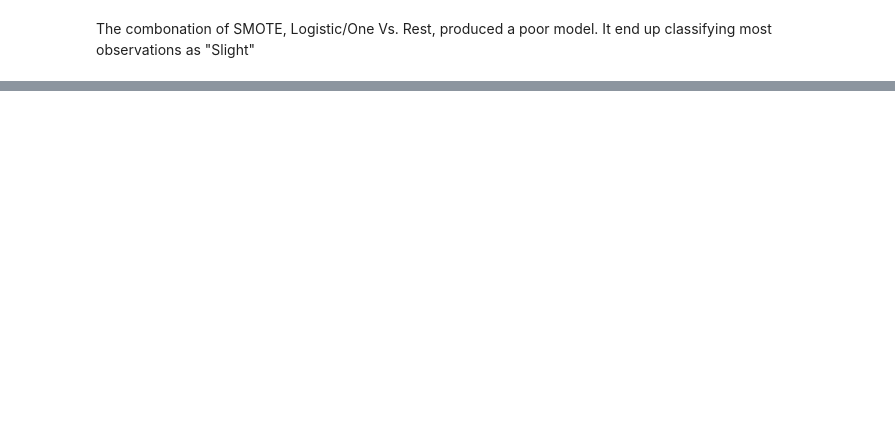
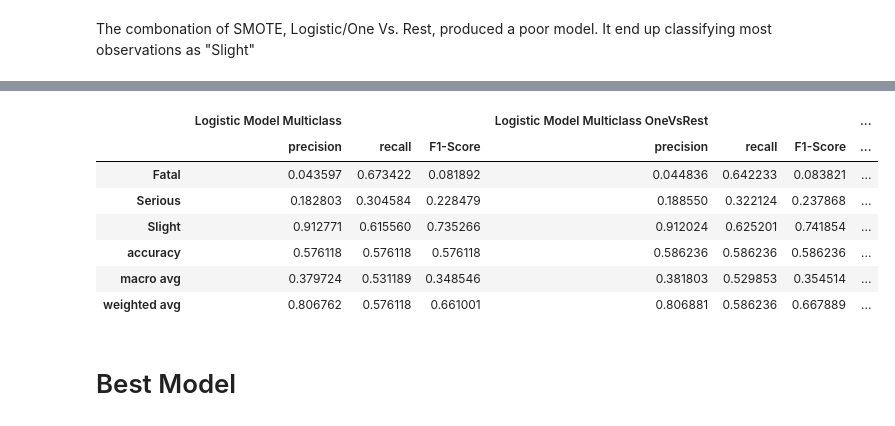
Before and after one commit to scharpham/Springboard, a Jupyter notebook: Capstone2/capstone2/notebooks/Capstone2-Modeling.ipynb, the cells around one changed output, grey strips where cells are left out. Drawn from its saved outputs; the diff is of its cells as text; code cells hidden in the pictures; blank space fills up the shorter version.

```diff
--- a/Capstone2/capstone2/notebooks/Capstone2-Modeling.ipynb
+++ b/Capstone2/capstone2/notebooks/Capstone2-Modeling.ipynb
@@ -453,3 +479,6 @@ plot_confusion_matrix(OVR_rdm_SMOTE, X_test, y_test)
 # %% [output]
 <sklearn.metrics._plot.confusion_matrix.ConfusionMatrixDisplay at 0x...>
 [figure]
+# %%
+crsmotemulti = pd.DataFrame(classification_report(y_test, y_pred, output_dict=True)).transpose()
+crsmotemulti
@@ -489,0 +528,3 @@ KeyboardInterrupt:
+# %%
+crrdfmulti = pd.DataFrame(classification_report(y_test, y_pred, output_dict=True)).transpose()
+crrdfmulti
@@ -489,0 +584,31 @@ KeyboardInterrupt:
+# %%
+multidf  = pd.concat([crlogmulti1, crlogmulti2, crrdfmulti, crsmotemulti], axis=1)
+multidf = multidf.drop(columns = 'support')
+# %%
+index =  pd.MultiIndex.from_tuples([
+('Logistic Model Multiclass', 'precision'),
+('Logistic Model Multiclass', 'recall'),
+('Logistic Model Multiclass', 'F1-Score'),
+('Logistic Model Multiclass OneVsRest', 'precision'),
+('Logistic Model Multiclass OneVsRest', 'recall'),
+('Logistic Model Multiclass OneVsRest', 'F1-Score'),
+('Random Forest Multiclass', 'precision'),
+('Random Forest Multiclass', 'recall'),
+('Random Forest Multiclass', 'F1-Score'),
+('Smote Logistic Multiclass', 'precision'),
+('Smote Logistic Multiclass', 'recall'),
+('Smote Logistic Multiclass', 'F1-Score'),
+])
+multidf.columns =index
+multidf
+# %% [output]
+|  | Logistic Model Multiclass |  |  | Logistic Model Multiclass OneVsRest |  |  | ... |
+|  | precision | recall | F1-Score | precision | recall | F1-Score | ... |
+| Fatal | 0.043597 | 0.673422 | 0.081892 | 0.044836 | 0.642233 | 0.083821 | ... |
+| Serious | 0.182803 | 0.304584 | 0.228479 | 0.188550 | 0.322124 | 0.237868 | ... |
+| Slight | 0.912771 | 0.615560 | 0.735266 | 0.912024 | 0.625201 | 0.741854 | ... |
+| accuracy | 0.576118 | 0.576118 | 0.576118 | 0.586236 | 0.586236 | 0.586236 | ... |
+| macro avg | 0.379724 | 0.531189 | 0.348546 | 0.381803 | 0.529853 | 0.354514 | ... |
+| weighted avg | 0.806762 | 0.576118 | 0.661001 | 0.806881 | 0.586236 | 0.667889 | ... |
+# %% [markdown]
+# Best Model
```
Also changed, not shown: parts of 40 cells of this notebook, 2 other files.
